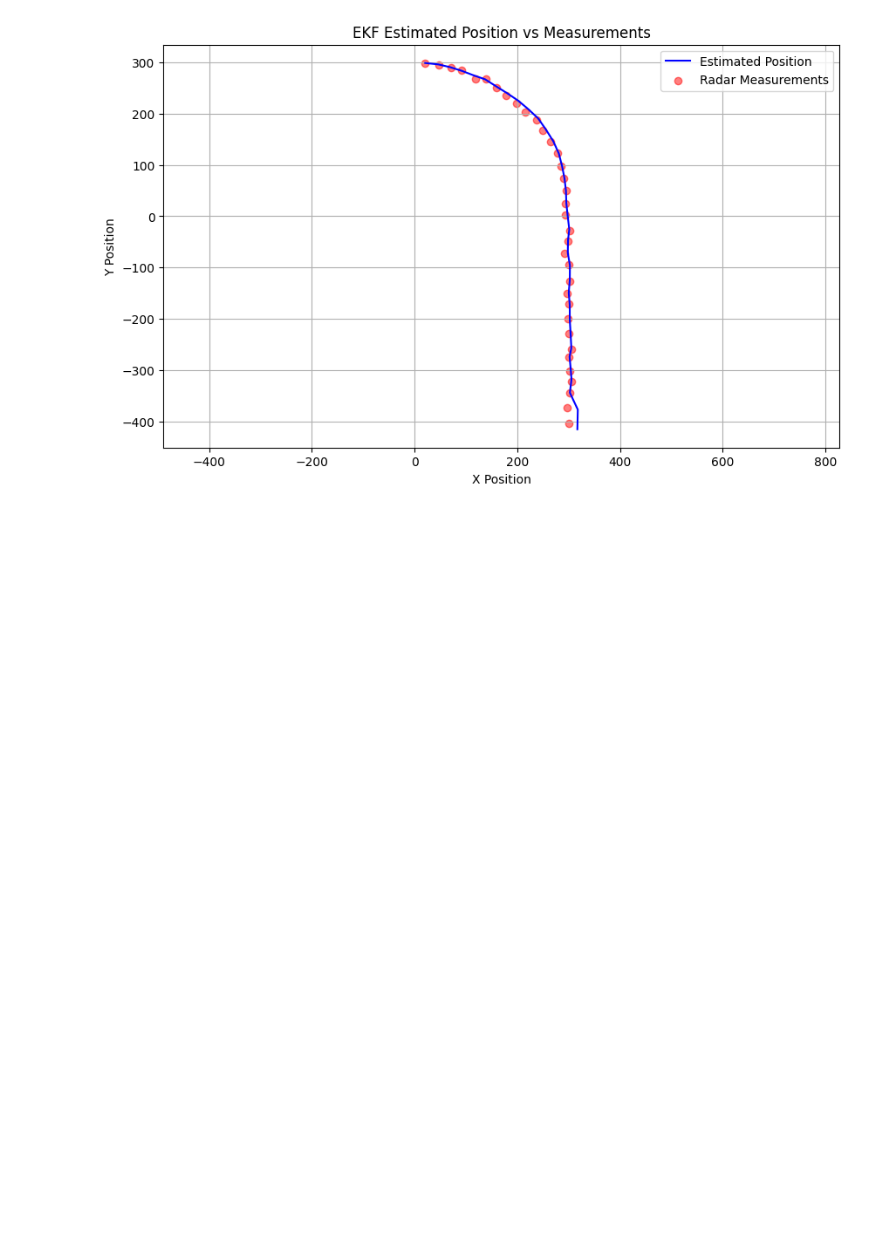
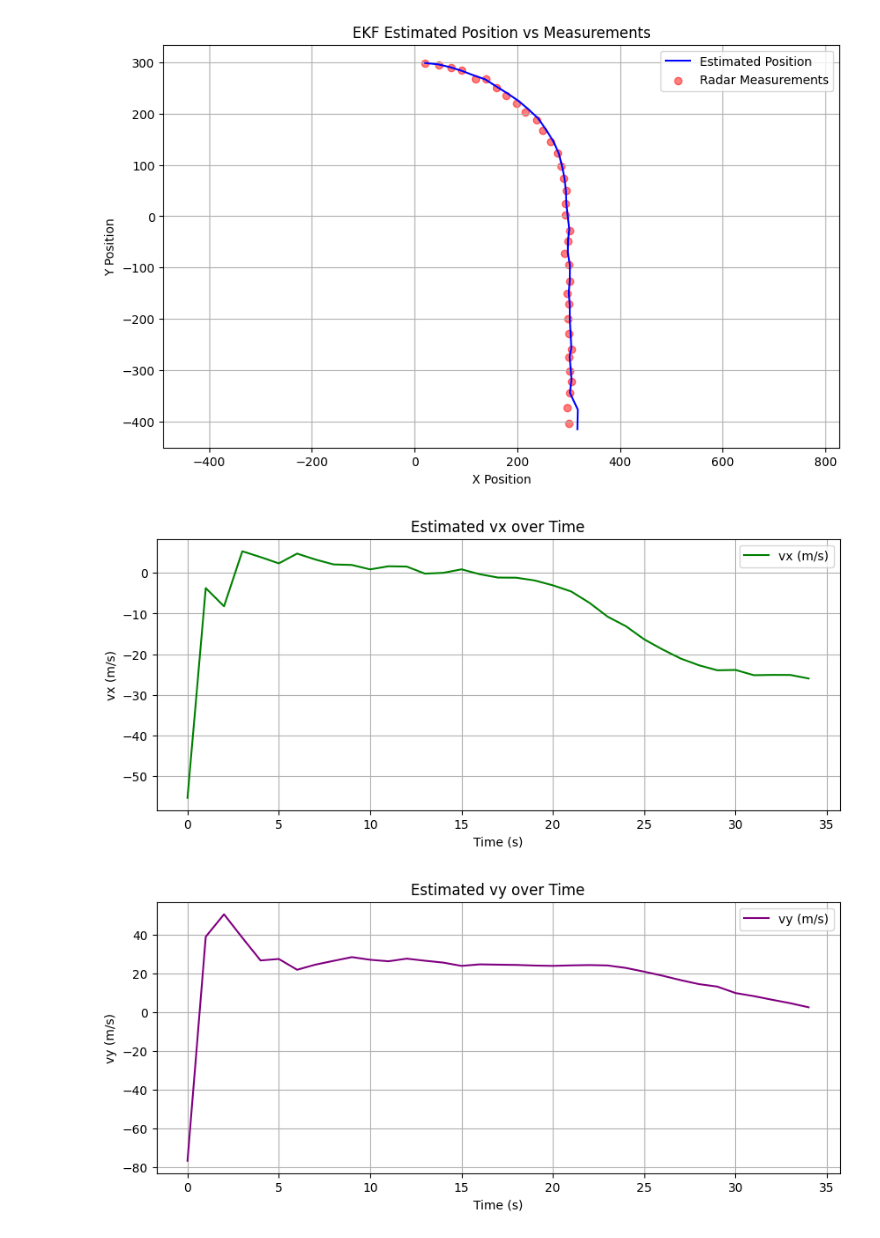
Before and after one commit to goli3148/Filters, a Jupyter notebook: 4-extended-kalman-filter.ipynb, the cells around one changed output. Saved outputs shown, nothing was run; the diff lists cells and outputs as text; code cells hidden in the pictures; blank space fills up the shorter version.

Commit message:
Extended Kalman Filter with velocity plotting

```diff
--- a/4-extended-kalman-filter.ipynb
+++ b/4-extended-kalman-filter.ipynb
@@ -220,30 +220,55 @@ zy = z[:, 0] * np.sin(z[:, 1])
 
 plt.figure(figsize=(10, 6))
 plt.plot(x_hist[:, 0], x_hist[:, 3], label='Estimated Position', color='blue')
 plt.scatter(zx, zy, label='Radar Measurements', color='red', alpha=0.5)
 plt.title('EKF Estimated Position vs Measurements')
 plt.xlabel('X Position')
 plt.ylabel('Y Position')
 plt.legend()
 plt.grid()
 plt.axis('equal')
 plt.show()
+
+
+time = np.arange(len(x_hist)) * delta_t
+
+# Plot vx over time
+plt.figure(figsize=(10, 4))
+plt.plot(time, x_hist[:, 1], label='vx (m/s)', color='green')
+plt.title('Estimated vx over Time')
+plt.xlabel('Time (s)')
+plt.ylabel('vx (m/s)')
+plt.grid()
+plt.legend()
+plt.show()
+
+# Plot vy over time
+plt.figure(figsize=(10, 4))
+plt.plot(time, x_hist[:, 4], label='vy (m/s)', color='purple')
+plt.title('Estimated vy over Time')
+plt.xlabel('Time (s)')
+plt.ylabel('vy (m/s)')
+plt.grid()
+plt.legend()
+plt.show()
 # %% [output]
         Estimated state:
  [ 316.99567216  -55.33720231  -18.44671785 -414.83004662  -76.55472535
   -25.51960272],
         Estimated covariance:
  [[1.15754268e+02 7.71708836e+01 2.57249998e+01 5.07323833e-01
   3.38221902e-01 1.12746647e-01]
  [7.71708836e+01 5.51465948e+02 3.50507342e+02 3.38221902e-01
   2.25485276e-01 7.51657673e-02]
  [2.57249998e+01 3.50507342e+02 4.50193122e+02 1.12746647e-01
   7.51657673e-02 2.50565920e-02]
  [5.07323833e-01 3.38221902e-01 1.12746647e-01 9.29004511e+01
   6.19347351e+01 2.06460127e+01]
 ... (412 lines left out)
  [ 3.20325247e-01  2.01902200e-01  2.78502186e-02  4.05141002e+00
    2.28093876e+00  5.57032310e-01]
  [ 4.28997679e-02  4.15963781e-02  7.83450104e-03  7.02275244e-01
    5.57032310e-01  1.91071457e-01]]
 [figure]
+[figure, added]
+[figure, added]
```
